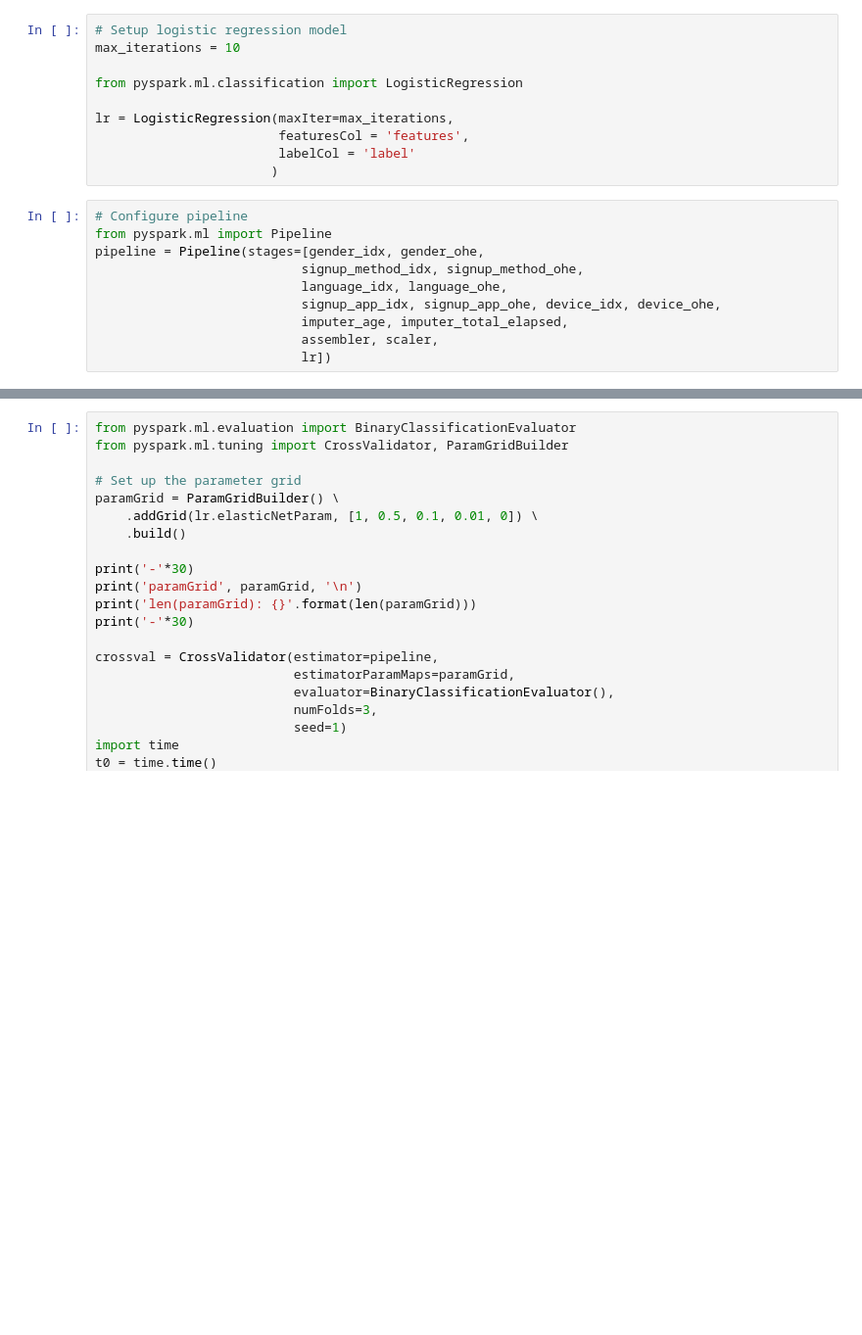
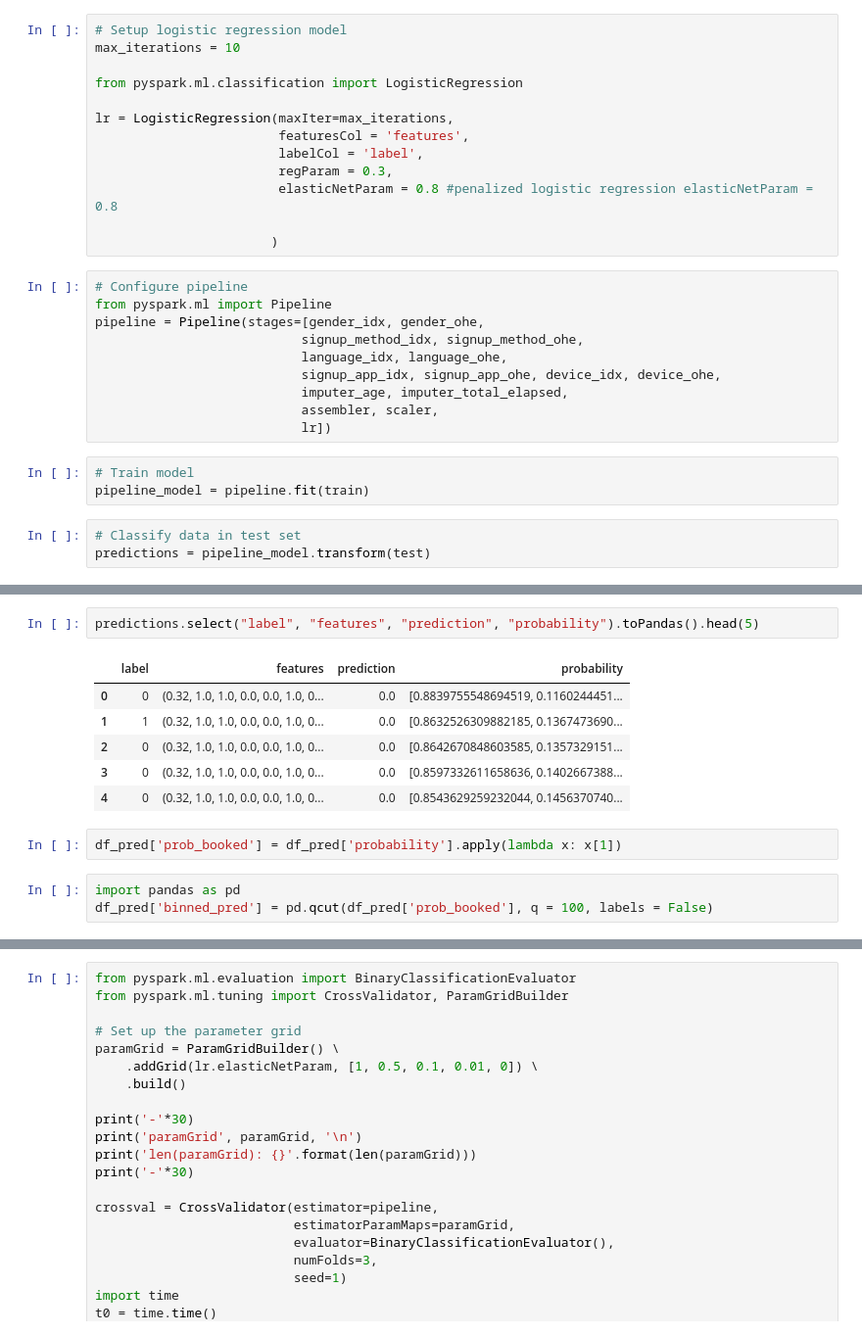
Before and after one commit to acbass49/predicting_bookings, a Jupyter notebook: Model_Training_Kaia_Alex_Elina.ipynb, the cells around one changed output, grey strips where cells are left out. Shown: that part at 98% size. Drawn from its saved outputs; the diff is of its cells as text; blank space fills up the shorter version.

```diff
--- a/Model_Training_Kaia_Alex_Elina.ipynb
+++ b/Model_Training_Kaia_Alex_Elina.ipynb
@@ -378,7 +431,10 @@ from pyspark.ml.classification import LogisticRegression
 
 lr = LogisticRegression(maxIter=max_iterations,
                         featuresCol = 'features',
-                        labelCol = 'label'
+                        labelCol = 'label',
+                        regParam = 0.3,
+                        elasticNetParam = 0.8 #penalized logistic regression elasticNetParam = 0.8
+
                        )
 # %%
 # Configure pipeline
@@ -390,3 +446,9 @@ pipeline = Pipeline(stages=[gender_idx, gender_ohe,
                            imputer_age, imputer_total_elapsed,
                            assembler, scaler,
                            lr])
+# %%
+# Train model
+pipeline_model = pipeline.fit(train)
+# %%
+# Classify data in test set
+predictions = pipeline_model.transform(test)
@@ -392,0 +482,14 @@ pipeline = Pipeline(stages=[gender_idx, gender_ohe,
+# %%
+predictions.select("label", "features", "prediction", "probability").toPandas().head(5)
+# %% [output]
+|  | label | features | prediction | probability |
+| 0 | 0 | (0.32, 1.0, 1.0, 0.0, 0.0, 1.0, 0... | 0.0 | [0.8839755548694519, 0.1160244451... |
+| 1 | 1 | (0.32, 1.0, 1.0, 0.0, 0.0, 1.0, 0... | 0.0 | [0.8632526309882185, 0.1367473690... |
+| 2 | 0 | (0.32, 1.0, 1.0, 0.0, 0.0, 1.0, 0... | 0.0 | [0.8642670848603585, 0.1357329151... |
+| 3 | 0 | (0.32, 1.0, 1.0, 0.0, 0.0, 1.0, 0... | 0.0 | [0.8597332611658636, 0.1402667388... |
+| 4 | 0 | (0.32, 1.0, 1.0, 0.0, 0.0, 1.0, 0... | 0.0 | [0.8543629259232044, 0.1456370740... |
+# %%
+df_pred['prob_booked'] = df_pred['probability'].apply(lambda x: x[1])
+# %%
+import pandas as pd
+df_pred['binned_pred'] = pd.qcut(df_pred['prob_booked'], q = 100, labels = False)
```
Also changed, not shown: parts of 38 cells of this notebook.
